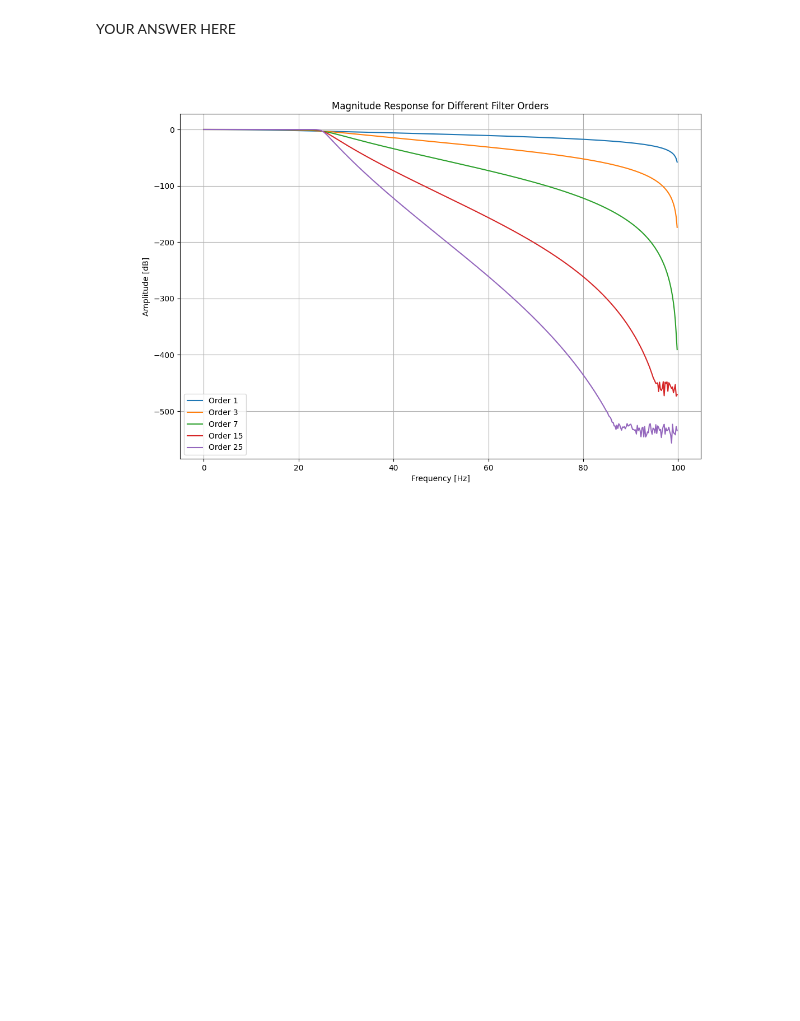
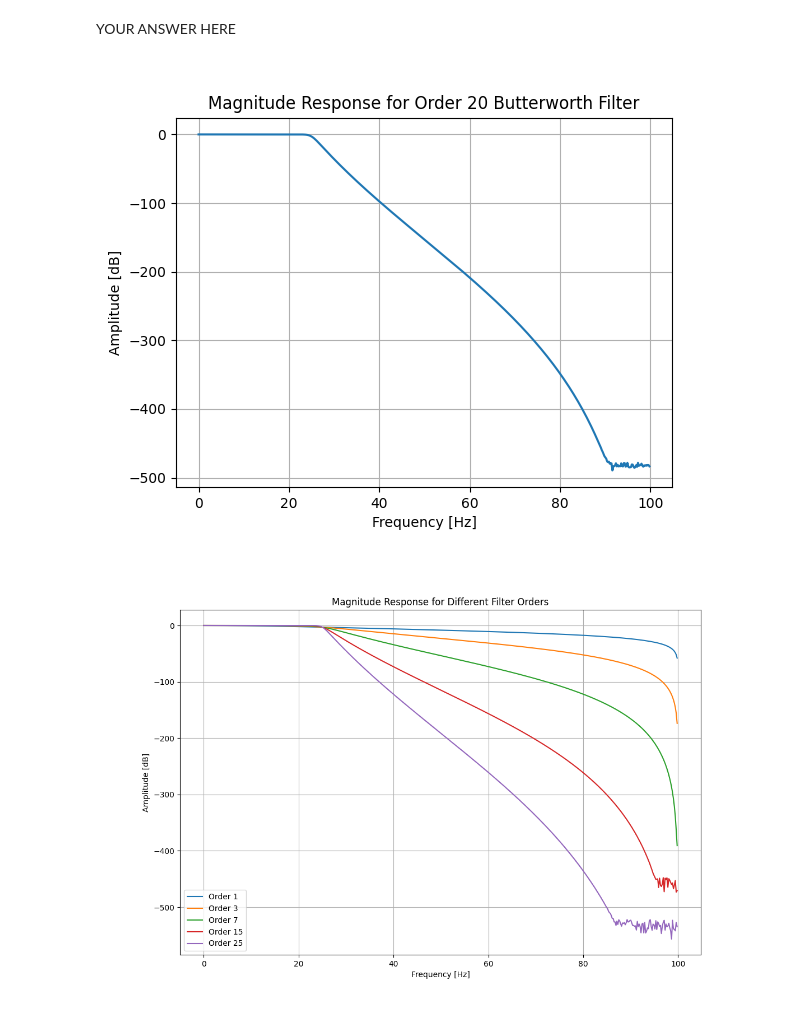
Before and after one commit to YongzhenNiu/dsss_homework_2, a Jupyter notebook: exercise-08.ipynb, the cells around one changed output. Saved outputs shown, nothing was run; the diff lists cells and outputs as text; code cells hidden in the pictures; blank space fills up the shorter version.

```diff
--- a/exercise-08.ipynb
+++ b/exercise-08.ipynb
@@ -159,16 +141,25 @@ YOUR ANSWER HERE
 # %%
 sampling_rate = 200
 
 # Filter order
 ns = 20
 # Cutoff
 fc = 25
 
 # Calculate the magnitude responses for the filter orders provided above. PLOTS ARE NOT GRADED!!
 # Design lowpass butterworth filter of order 20, fc=25
 # YOUR CODE HERE
-n = 20
-b, a = signal.butter(n, fc / (sampling_rate / 2), btype='low', analog=False)
+b, a = signal.butter(ns, fc / (sampling_rate / 2), btype='low', analog=False)
+w, h = signal.freqz(b, a, fs=sampling_rate)
+plt.figure()
+plt.plot(w, 20 * np.log10(abs(h)))
+plt.title("Magnitude Response for Order 20 Butterworth Filter")
+plt.xlabel("Frequency [Hz]")
+plt.ylabel("Amplitude [dB]")
+plt.grid()
+plt.show()
+# %% [output]
+[figure, added]
 # %%
 ##~DO NOT MODIFY THE LINES OF CODE IN THIS BLOCK
 
```
Also changed, not shown: parts of 4 cells of this notebook.
